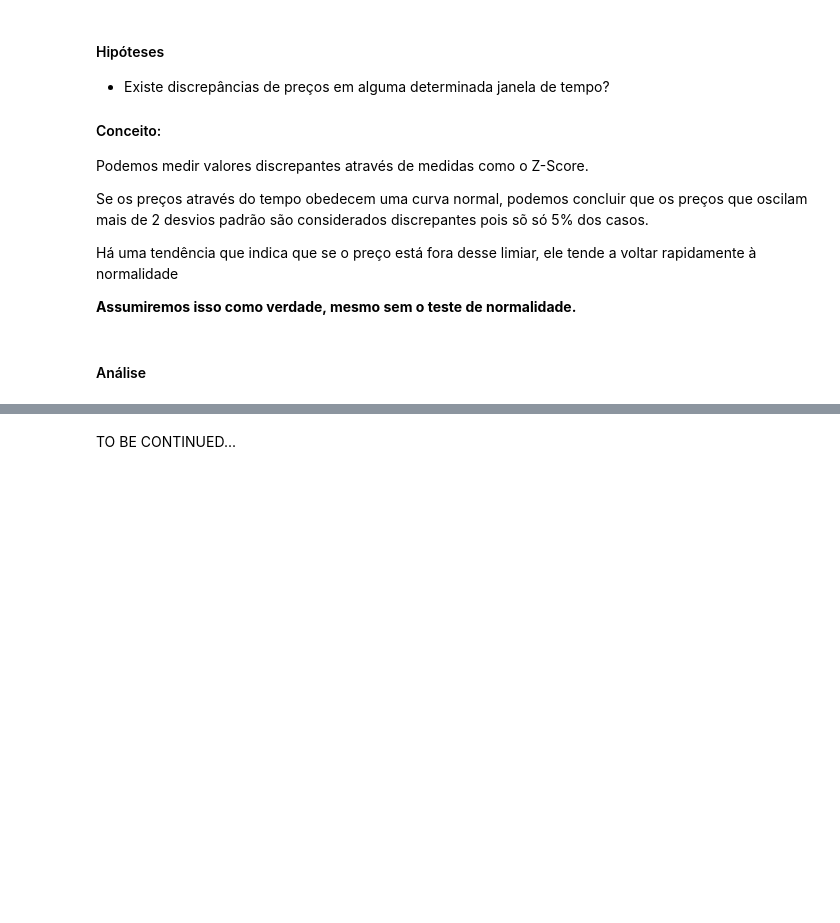
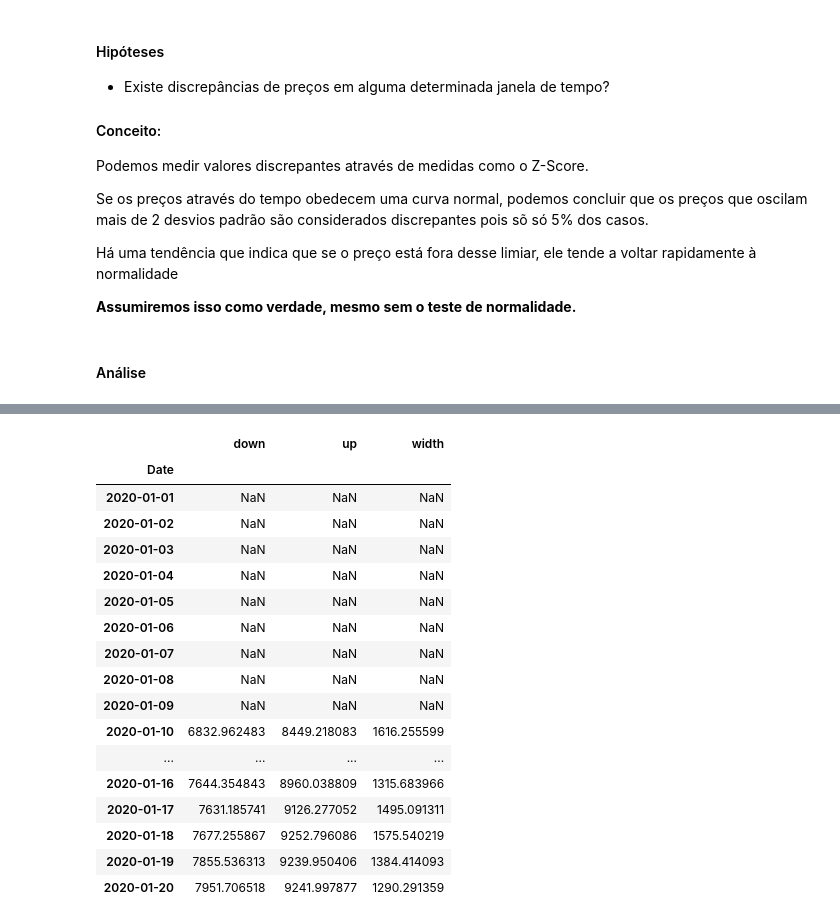
Before and after one commit to ortisan/python-aws-lambda-hands-on, a Jupyter notebook: python/notebooks/3-AnalyticsBitcoinPrice.ipynb, the cells around one changed output, grey strips where cells are left out. Saved outputs shown, nothing was run; the diff lists cells and outputs as text; code cells hidden in the pictures; blank space fills up the shorter version.

```diff
--- a/python/notebooks/3-AnalyticsBitcoinPrice.ipynb
+++ b/python/notebooks/3-AnalyticsBitcoinPrice.ipynb
@@ -136,3 +139,41 @@ close
 Name: Close, Length: 669, dtype: float64
-# %% [markdown]
-TO BE CONTINUED...
+# %%
+def std_rolling(arr: np.ndarray):
+    return np.std(arr)
+
+def std(serie: pd.Series, period: int = 10):
+    return serie.rolling(period).apply(std_rolling, raw=True)
+
+def sma(serie: pd.Series, period: int = 10):
+    return serie.rolling(period, min_periods=period).mean()
+
+def bollinger_bands(serie: pd.Series, period=10, std_band=2):
+    sma_val = sma(serie, period)
+    std_val = std(serie, period)
+    value_down = sma_val - std_band * std_val
+    value_up = sma_val + std_band * std_val
+    value_width = value_up - value_down
+    return pd.DataFrame({'down': value_down, 'up': value_up, 'width': value_width})
+# %%
+bb_close = bollinger_bands(close)
+# %%
+bb_close.head(20)
+# %% [output]
+|  | down | up | width |
+| Date |  |  |  |
+| 2020-01-01 | NaN | NaN | NaN |
+| 2020-01-02 | NaN | NaN | NaN |
+| 2020-01-03 | NaN | NaN | NaN |
+| 2020-01-04 | NaN | NaN | NaN |
+| 2020-01-05 | NaN | NaN | NaN |
+| 2020-01-06 | NaN | NaN | NaN |
+| 2020-01-07 | NaN | NaN | NaN |
+| 2020-01-08 | NaN | NaN | NaN |
+| 2020-01-09 | NaN | NaN | NaN |
+| 2020-01-10 | 6832.962483 | 8449.218083 | 1616.255599 |
+| ... | ... | ... | ... |
+| 2020-01-16 | 7644.354843 | 8960.038809 | 1315.683966 |
+| 2020-01-17 | 7631.185741 | 9126.277052 | 1495.091311 |
+| 2020-01-18 | 7677.255867 | 9252.796086 | 1575.540219 |
+| 2020-01-19 | 7855.536313 | 9239.950406 | 1384.414093 |
+| 2020-01-20 | 7951.706518 | 9241.997877 | 1290.291359 |
```
Also changed, not shown: parts of 11 cells of this notebook, 5 other files.
